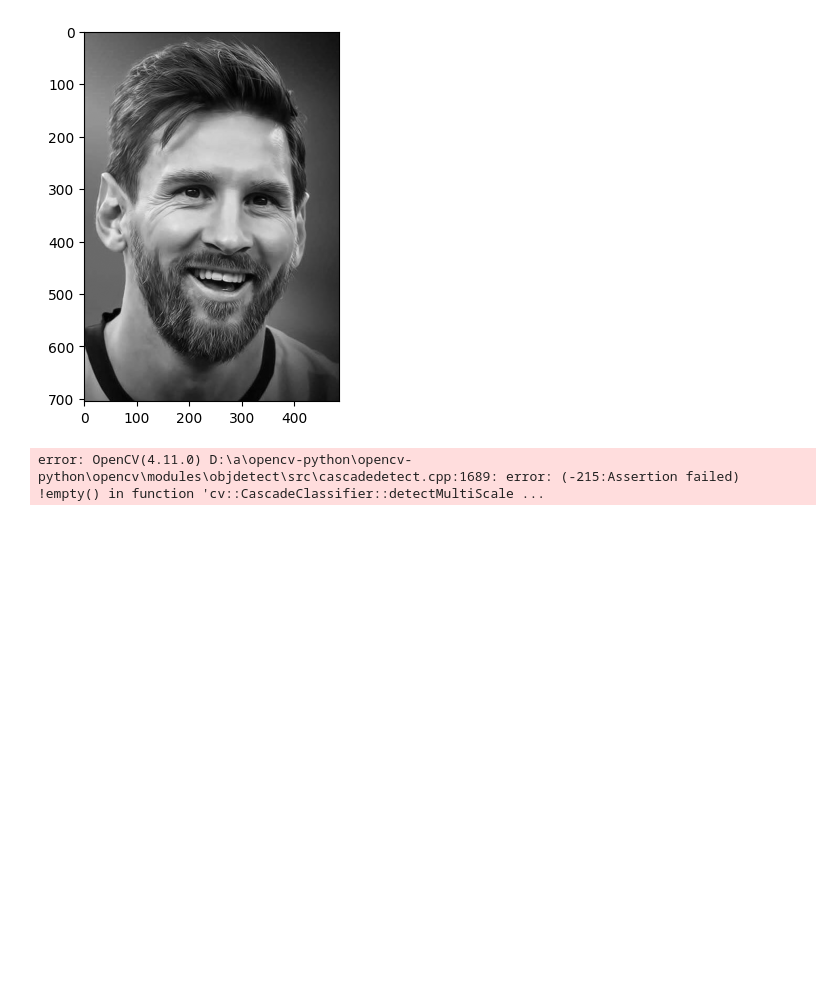
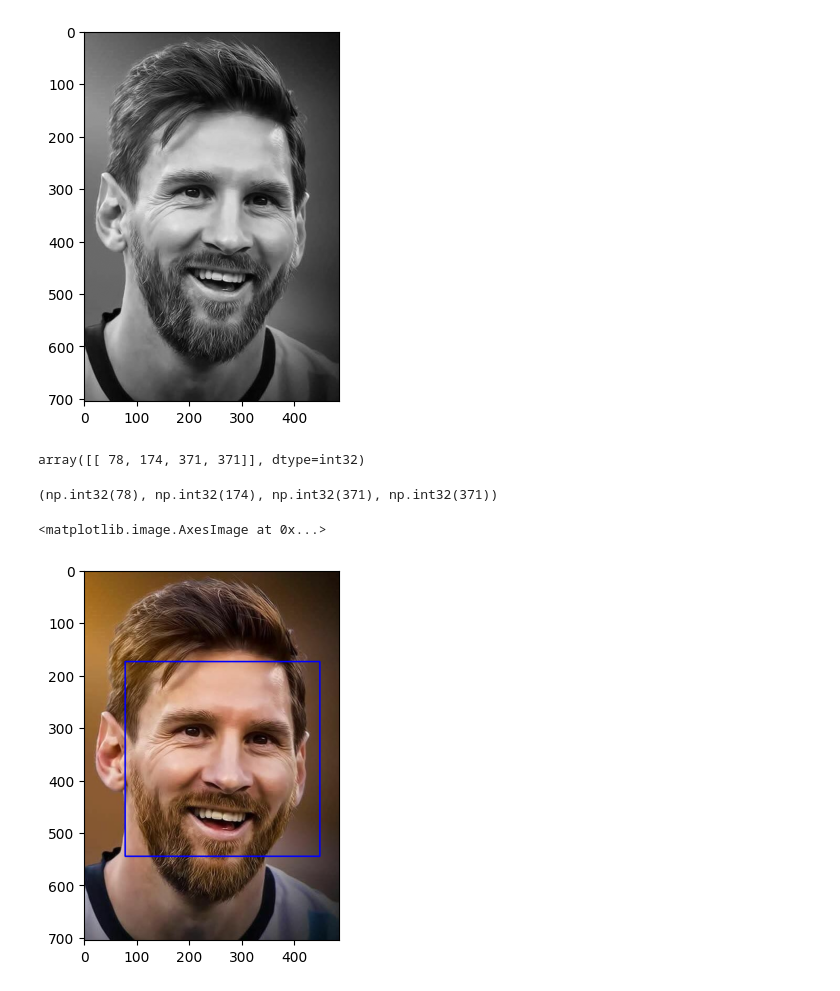
Before and after one commit to ashish769/sports-persons-image-classifier, a Jupyter notebook: sports-persons-image-classifier.ipynb, the cells around one changed output. Drawn from its saved outputs; the diff is of its cells as text; code cells hidden in the pictures; blank space fills up the shorter version.

Commit message:
detecting the face and eyes of the sports person

```diff
--- a/sports-persons-image-classifier.ipynb
+++ b/sports-persons-image-classifier.ipynb
@@ -42,10 +42,27 @@ plt.imshow(gray,cmap='gray')
 [figure]
 # %%
 #detecting the face using the opencv face detection
-face_cascade=cv2.CascadeClassifier('.opencv/haarcascades/haarcascade_frontalface_default.xml')
-eye_cascade=cv2.CascadeClassifier('.opencv/haarcascade/harcascade_eye.xml')
+face_cascade = cv2.CascadeClassifier(cv2.data.haarcascades + 'haarcascade_frontalface_default.xml')
+eye_cascade = cv2.CascadeClassifier(cv2.data.haarcascades + 'haarcascade_eye.xml')
 
 faces=face_cascade.detectMultiScale(gray,1.3,5)
 faces
 # %% [output]
-error: OpenCV(4.11.0) D:\a\opencv-python\opencv-python\opencv\modules\objdetect\src\cascadedetect.cpp:1689: error: (-215:Assertion failed) !empty() in function 'cv::CascadeClassifier::detectMultiScale ...
+array([[ 78, 174, 371, 371]], dtype=int32)
+# %%
+(x,y,w,h)=faces[0]
+x,y,w,h
+# %% [output]
+(np.int32(78), np.int32(174), np.int32(371), np.int32(371))
+# %%
+# And you have a face rectangle at (x, y, w, h)
+face_img = cv2.rectangle(img, (x, y), (x + w, y + h), (255, 0, 0), 2)
+
+# Convert BGR (OpenCV default) to RGB for matplotlib
+# img_rgb = cv2.cvtColor(face_img, cv2.COLOR_BGR2RGB)
+
+# Show the image using matplotlib
+plt.imshow(img_rgb)
+# %% [output]
+<matplotlib.image.AxesImage at 0x...>
+[figure, added]
```
Also changed, not shown: parts of 6 cells of this notebook.
